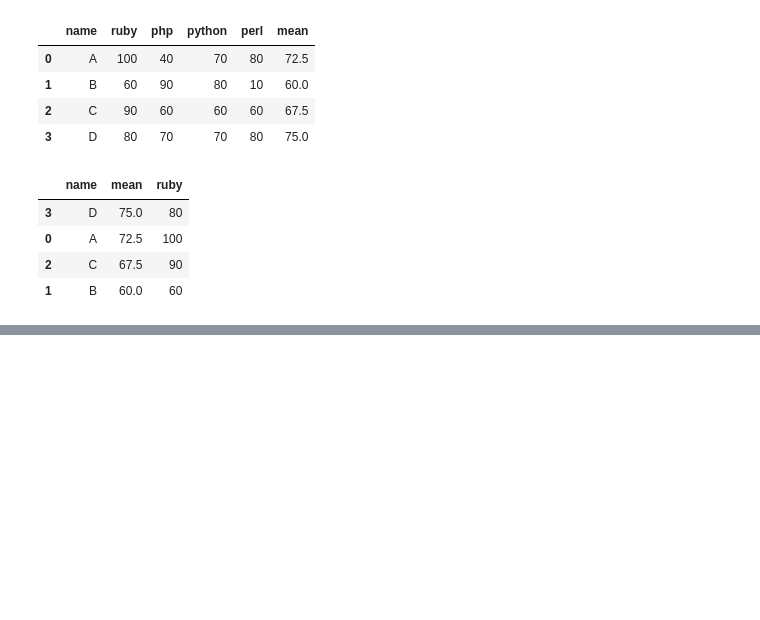
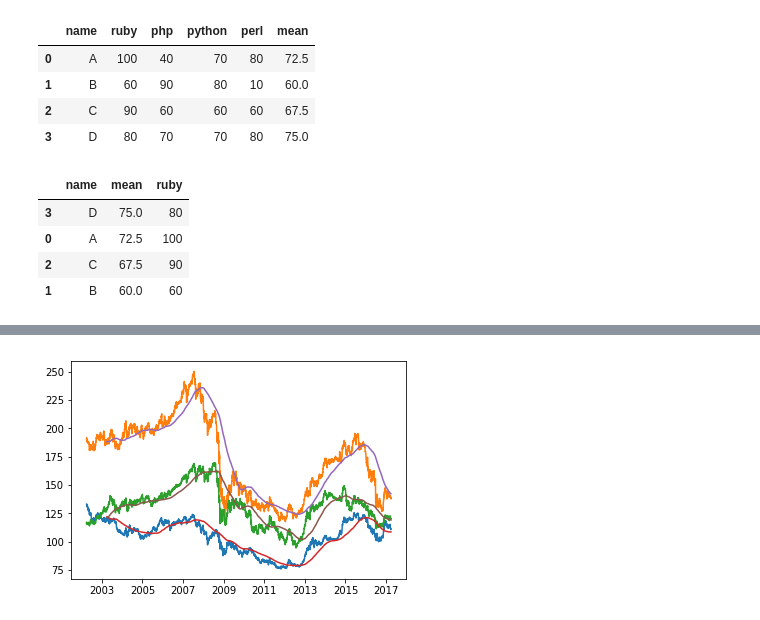
Before and after one commit to ftakao2007/python, a Jupyter notebook: jupyter_notebook/pandas_test.ipynb, the cells around one changed output, grey strips where cells are left out. Drawn from its saved outputs; the diff is of its cells as text; code cells hidden in the pictures; blank space fills up the shorter version.

```diff
--- a/jupyter_notebook/pandas_test.ipynb
+++ b/jupyter_notebook/pandas_test.ipynb
@@ -307,0 +389,10 @@ sort_by_mean[['name', 'mean', 'ruby']]
+# %%
+import matplotlib.pyplot as plt
+
+csv_url = 'https://www.mizuhobank.co.jp/rate/market/csv/quote.csv'
+df = pd.read_csv(csv_url, skiprows=2, index_col=0, parse_dates=True)
+plt.plot(df[['USD', 'GBP', 'EUR']])
+plt.plot(df[['USD', 'GBP', 'EUR']].rolling(window=250).mean())
+plot.show()
+# %% [output]
+[figure, added]
```
Also changed, not shown: parts of 12 cells of this notebook, 4 other files.
